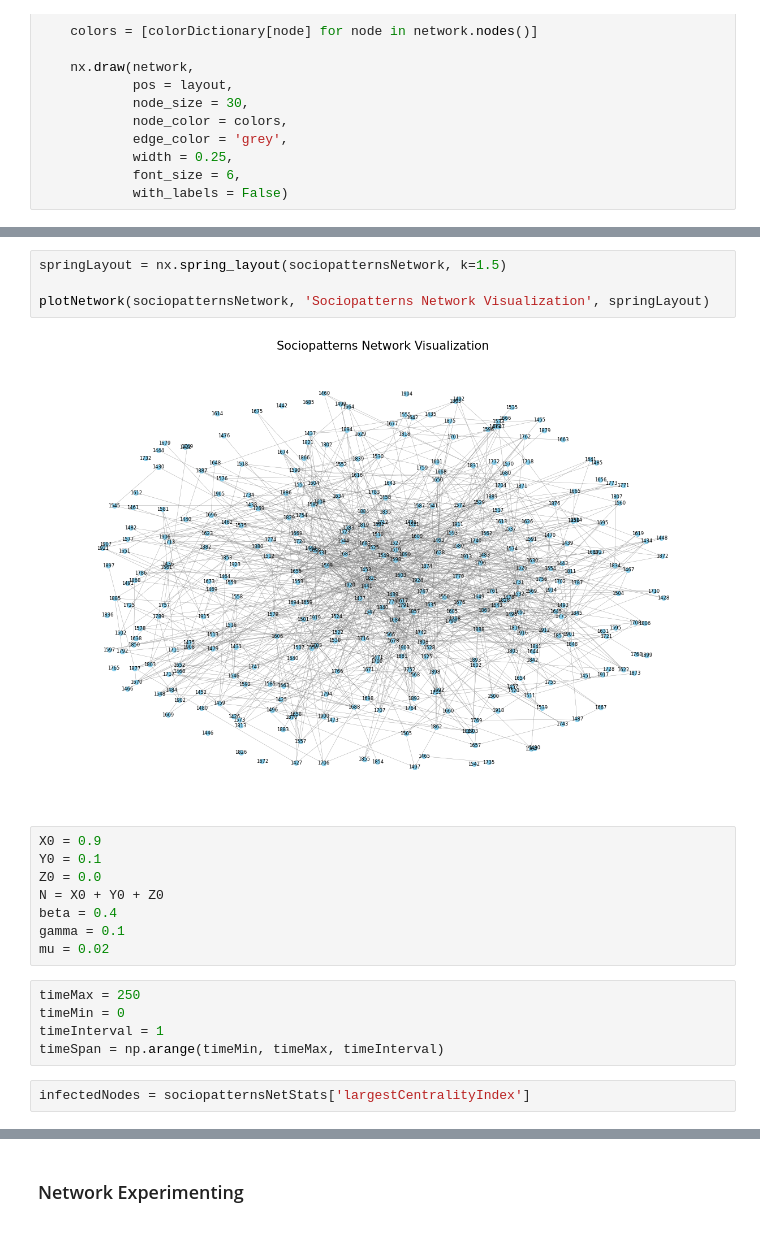
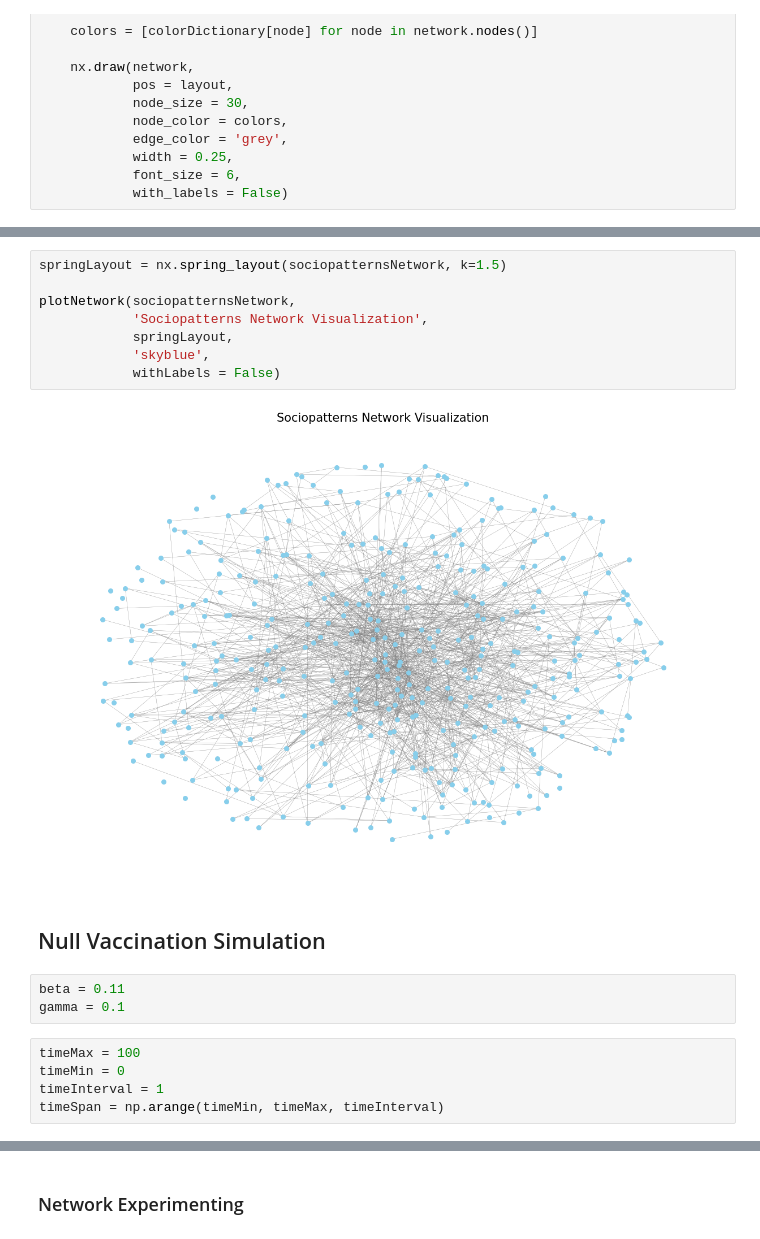
Before and after one commit to VictorianHues/Stochastic-SpatialModels_Assignment2, a Jupyter notebook: Problem2.ipynb, the cells around one changed output, grey strips where cells are left out. Drawn from its saved outputs; the diff is of its cells as text.

```diff
--- a/Problem2.ipynb
+++ b/Problem2.ipynb
@@ -126,21 +93,20 @@ Largest Centrality Index: 20
 # %%
 springLayout = nx.spring_layout(sociopatternsNetwork, k=1.5)
 
-plotNetwork(sociopatternsNetwork, 'Sociopatterns Network Visualization', springLayout)
+plotNetwork(sociopatternsNetwork,
+            'Sociopatterns Network Visualization',
+            springLayout,
+            'skyblue',
+            withLabels = False)
 # %% [output]
-[figure, old version]
+[figure, new version]
-# %%
-X0 = 0.9
-Y0 = 0.1
-Z0 = 0.0
-N = X0 + Y0 + Z0
-beta = 0.4
-gamma = 0.1
-mu = 0.02
+# %% [markdown]
+## Null Vaccination Simulation
+# %%
+beta = 0.11
+gamma = 0.1
 # %%
-timeMax = 250
+timeMax = 100
 timeMin = 0
 timeInterval = 1
 timeSpan = np.arange(timeMin, timeMax, timeInterval)
-# %%
-infectedNodes = sociopatternsNetStats['largestCentralityIndex']
```
Also changed, not shown: parts of 28 cells of this notebook.
